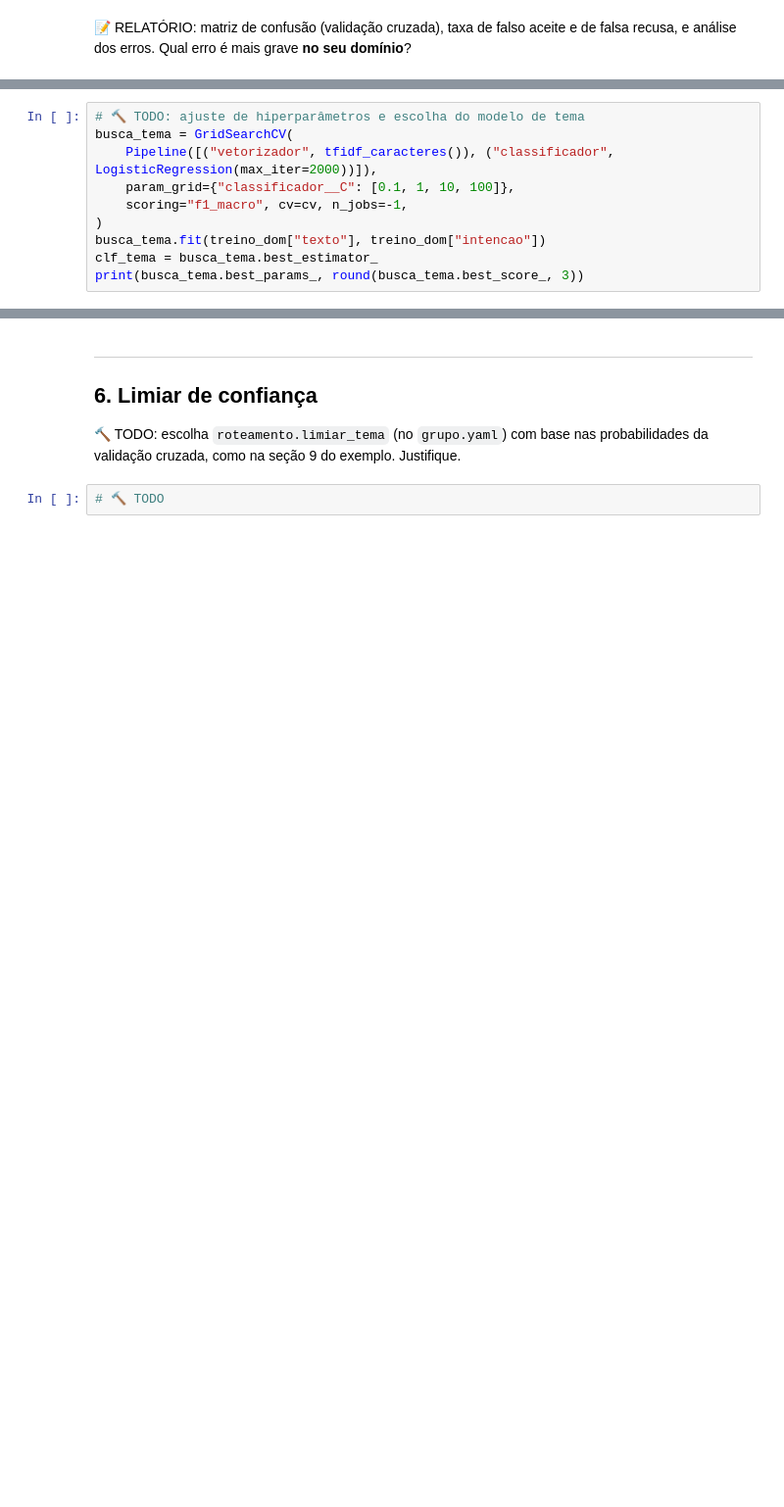
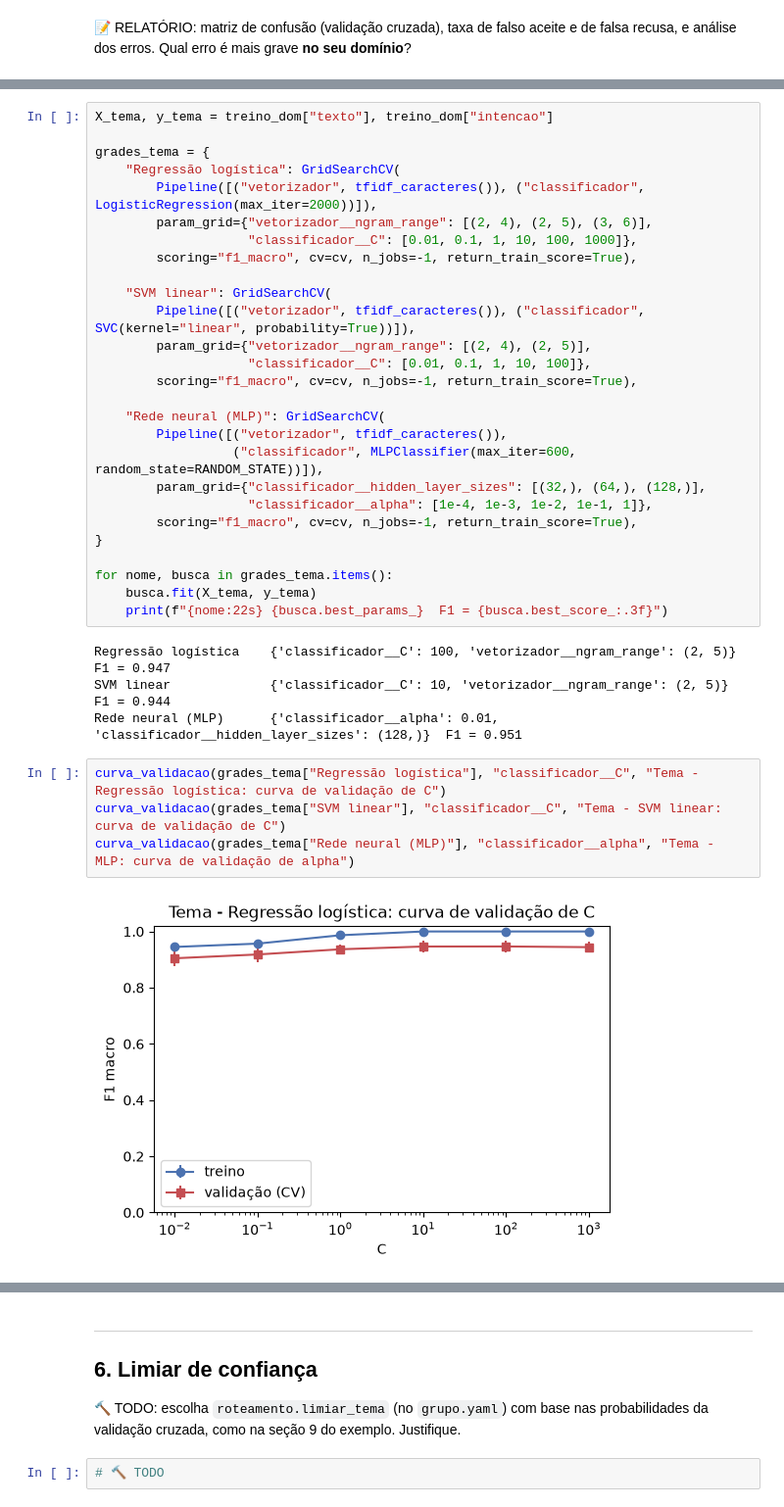
Before and after one commit to peedrocs/IA-2026-02-TP-Chatbot-RUMO, a Jupyter notebook: notebooks/01_trabalho_grupo.ipynb, the cells around one changed output, grey strips where cells are left out. Shown at 98% size. Saved outputs shown, nothing was run; the diff lists cells and outputs as text; blank space fills up the shorter version.

```diff
--- a/notebooks/01_trabalho_grupo.ipynb
+++ b/notebooks/01_trabalho_grupo.ipynb
@@ -303,10 +493,37 @@ tab_tema.round(3)
 # %%
-# 🔨 TODO: ajuste de hiperparâmetros e escolha do modelo de tema
-busca_tema = GridSearchCV(
-    Pipeline([("vetorizador", tfidf_caracteres()), ("classificador", LogisticRegression(max_iter=2000))]),
-    param_grid={"classificador__C": [0.1, 1, 10, 100]},
-    scoring="f1_macro", cv=cv, n_jobs=-1,
-)
-busca_tema.fit(treino_dom["texto"], treino_dom["intencao"])
-clf_tema = busca_tema.best_estimator_
-print(busca_tema.best_params_, round(busca_tema.best_score_, 3))
+X_tema, y_tema = treino_dom["texto"], treino_dom["intencao"]
+
+grades_tema = {
+    "Regressão logística": GridSearchCV(
+        Pipeline([("vetorizador", tfidf_caracteres()), ("classificador", LogisticRegression(max_iter=2000))]),
+        param_grid={"vetorizador__ngram_range": [(2, 4), (2, 5), (3, 6)],
+                    "classificador__C": [0.01, 0.1, 1, 10, 100, 1000]},
+        scoring="f1_macro", cv=cv, n_jobs=-1, return_train_score=True),
+
+    "SVM linear": GridSearchCV(
+        Pipeline([("vetorizador", tfidf_caracteres()), ("classificador", SVC(kernel="linear", probability=True))]),
+        param_grid={"vetorizador__ngram_range": [(2, 4), (2, 5)],
+                    "classificador__C": [0.01, 0.1, 1, 10, 100]},
+        scoring="f1_macro", cv=cv, n_jobs=-1, return_train_score=True),
+
+    "Rede neural (MLP)": GridSearchCV(
+        Pipeline([("vetorizador", tfidf_caracteres()),
+                  ("classificador", MLPClassifier(max_iter=600, random_state=RANDOM_STATE))]),
+        param_grid={"classificador__hidden_layer_sizes": [(32,), (64,), (128,)],
+                    "classificador__alpha": [1e-4, 1e-3, 1e-2, 1e-1, 1]},
+        scoring="f1_macro", cv=cv, n_jobs=-1, return_train_score=True),
+}
+
+for nome, busca in grades_tema.items():
+    busca.fit(X_tema, y_tema)
+    print(f"{nome:22s} {busca.best_params_}  F1 = {busca.best_score_:.3f}")
+# %% [output]
+Regressão logística    {'classificador__C': 100, 'vetorizador__ngram_range': (2, 5)}  F1 = 0.947
+SVM linear             {'classificador__C': 10, 'vetorizador__ngram_range': (2, 5)}  F1 = 0.944
+Rede neural (MLP)      {'classificador__alpha': 0.01, 'classificador__hidden_layer_sizes': (128,)}  F1 = 0.951
+# %%
+curva_validacao(grades_tema["Regressão logística"], "classificador__C", "Tema - Regressão logística: curva de validação de C")
+curva_validacao(grades_tema["SVM linear"], "classificador__C", "Tema - SVM linear: curva de validação de C")
+curva_validacao(grades_tema["Rede neural (MLP)"], "classificador__alpha", "Tema - MLP: curva de validação de alpha")
+# %% [output]
+[figure, added]
```
Also changed, not shown: parts of 28 cells of this notebook, 1 other file.
